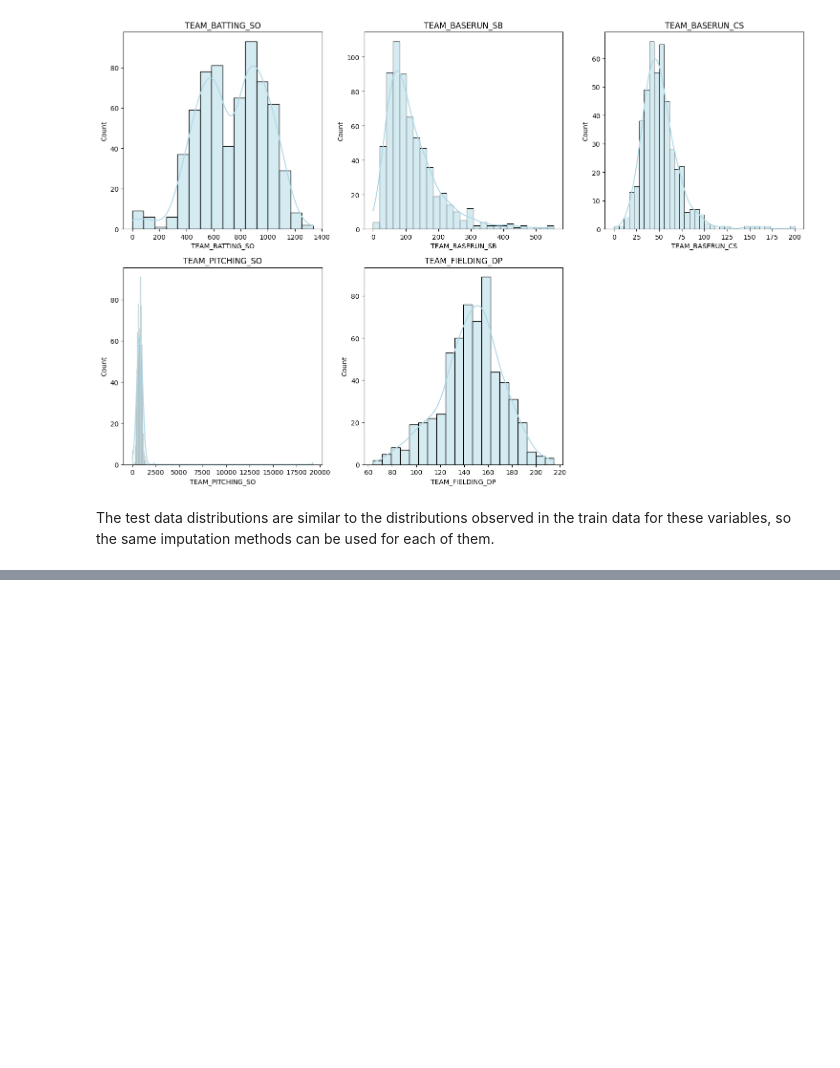
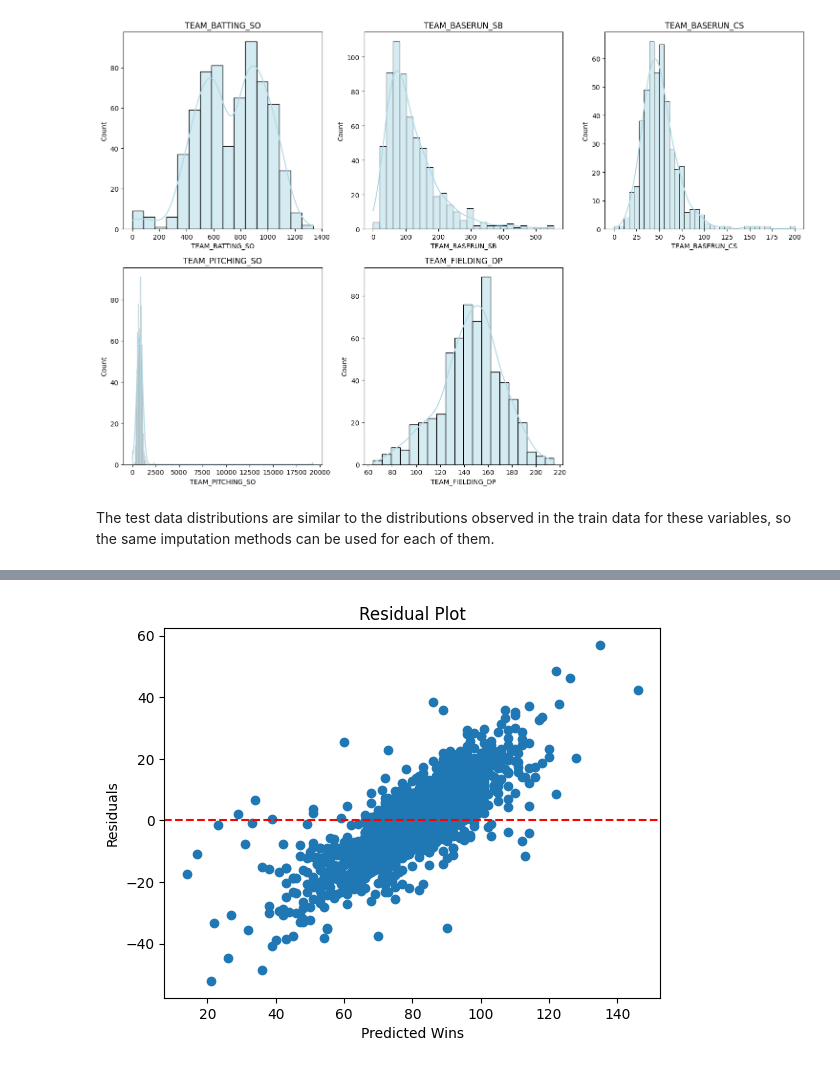
Before and after one commit to waheeb123/Data-621, a Jupyter notebook: Untitled16.ipynb, the cells around one changed output, grey strips where cells are left out. Drawn from its saved outputs; the diff is of its cells as text; code cells hidden in the pictures; blank space fills up the shorter version.

```diff
--- a/Untitled16.ipynb
+++ b/Untitled16.ipynb
@@ -191,3 +189,76 @@ The test data distributions are similar to the distributions observed in the tra
 # Read evaluation data
 eval_data_url = "https://raw.githubusercontent.com/waheeb123/Data-621/main/Homeworks/Homework-1/moneyball-evaluation-data.csv"
 eval_data = pd.read_csv(eval_data_url)
+# %%
+import pandas as pd
+import numpy as np
+from sklearn.linear_model import LinearRegression
+from sklearn.metrics import mean_squared_error, r2_score
+from sklearn.impute import KNNImputer
+from statsmodels.stats.outliers_influence import variance_inflation_factor
+import statsmodels.api as sm
+import matplotlib.pyplot as plt
+
+# Read the dataset
+url = "https://raw.githubusercontent.com/waheeb123/Data-621/main/Homeworks/Homework-1/moneyball-training-data.csv"
+df = pd.read_csv(url)
+
+# Dropping INDEX column as it serves as an index
+df.drop(columns=['INDEX'], inplace=True)
+
+# Splitting the data into train and test sets
+np.random.seed(30)
+train = df.sample(frac=0.7)
+test = df.drop(train.index)
+
+# Impute missing values
+imputer = KNNImputer(n_neighbors=15, weights='distance')
+train_imputed = pd.DataFrame(imputer.fit_transform(train), columns=train.columns)
+test_imputed = pd.DataFrame(imputer.transform(test), columns=test.columns)
+
+# Define features and target variable
+X_train = train_imputed.drop(columns=['TARGET_WINS'])
+y_train = train_imputed['TARGET_WINS']
+X_test = test_imputed.drop(columns=['TARGET_WINS'])
+y_test = test_imputed['TARGET_WINS']
+
+# Fit multiple linear regression models
+model1 = LinearRegression().fit(X_train, y_train)
+
+# Model evaluation
+def evaluate_model(model, X, y):
+    y_pred = model.predict(X)
+    mse = mean_squared_error(y, y_pred)
+    r2 = r2_score(y, y_pred)
+    return mse, r2
+
+mse1, r2_1 = evaluate_model(model1, X_train, y_train)
+print("Model 1 - Training Set:")
+print(f"MSE: {mse1}")
+print(f"R-squared: {r2_1}")
+
+# Check for multicollinearity
+def calculate_vif(X):
+    vif_data = pd.DataFrame()
+    vif_data["feature"] = X.columns
+    vif_data["VIF"] = [variance_inflation_factor(X.values, i) for i in range(len(X.columns))]
+    return vif_data
+
+vif_df = calculate_vif(X_train)
+print("Variance Inflation Factor (VIF):")
+print(vif_df)
+
+# Residual Analysis
+residuals = y_train - model1.predict(X_train)
+plt.scatter(y_train, residuals)
+plt.xlabel('Predicted Wins')
+plt.ylabel('Residuals')
+plt.title('Residual Plot')
+plt.axhline(y=0, color='red', linestyle='--')
+plt.show()
+
+# Make predictions on the evaluation dataset
+eval_predictions = model1.predict(X_test)
+print("Predictions on Evaluation Dataset:")
+print(eval_predictions)
+# %% [output]
@@ -193,0 +285 @@ eval_data = pd.read_csv(eval_data_url)
+[figure, added]
```
Also changed, not shown: parts of 6 cells of this notebook.
